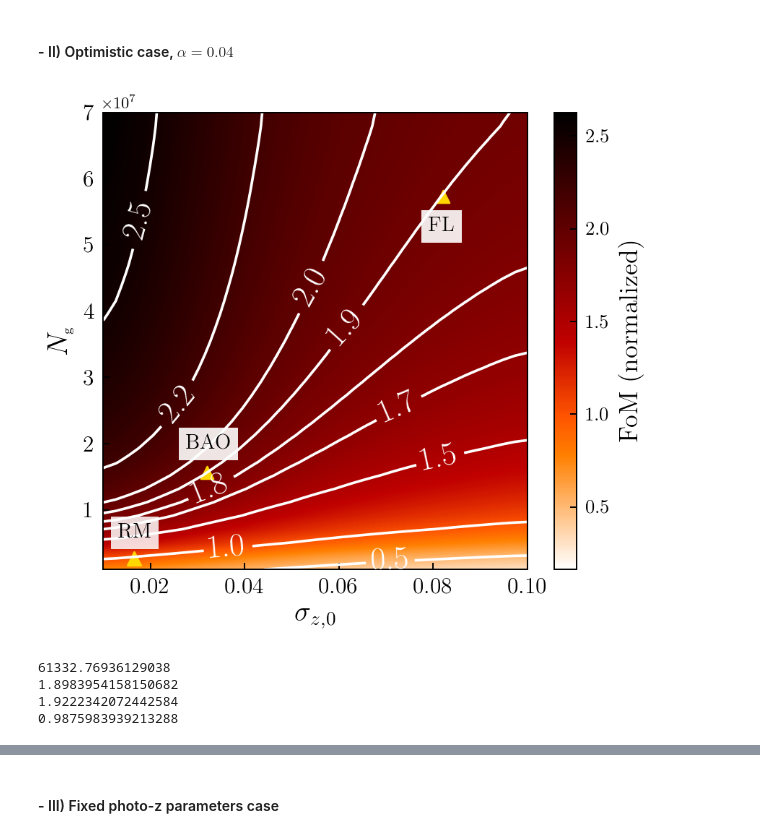
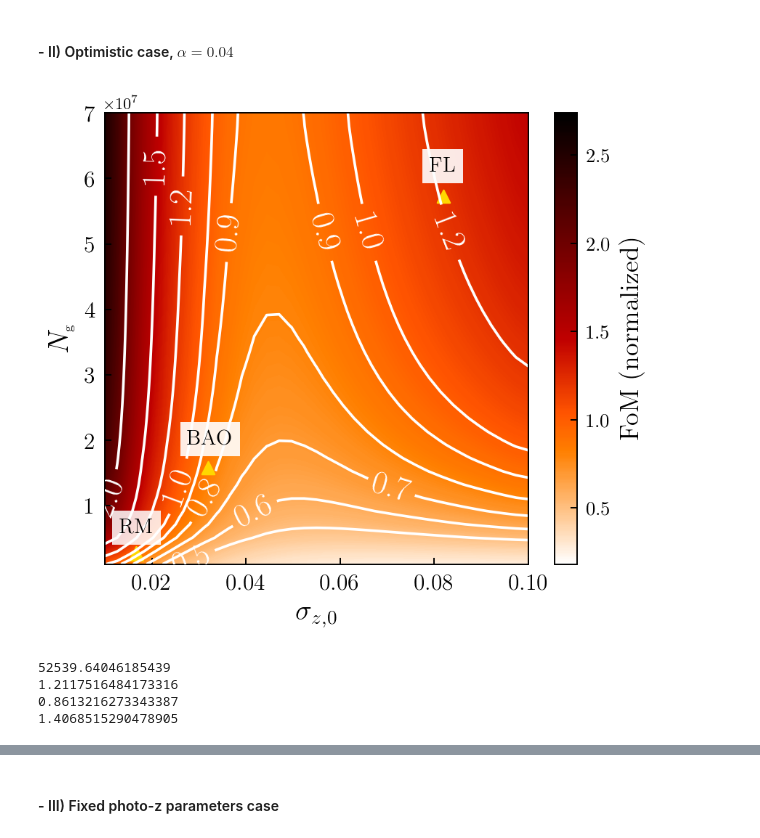
Before and after one commit to dtanoglidis/Photo_z_samples, a Jupyter notebook: Baseline_5bins.ipynb, the cells around one changed output, grey strips where cells are left out. Cells and saved outputs as stored; diff of their text form; code cells hidden in the pictures.

```diff
--- a/Baseline_5bins.ipynb
+++ b/Baseline_5bins.ipynb
@@ -351,8 +351,8 @@ FoM_pr_opt = np.zeros([size,size]) # Optimistic prior case
 FoM_fixed = np.zeros([size, size])
 
 # Define the optimistic and conservative alphas - see above
-alpha_con = 0.04
-alpha_opt = 0.004
+alpha_con = 0.4
+alpha_opt = 0.04
 # Define also an alpha that will actually result in fixed photo-z errors
 # In other words, knowledge of the photo-zs with infinite accuracy
 alpha_fix = 1.0e-10
@@ -367,9 +367,9 @@ for i in range(size):
 
         # Add the priors now
         # ------------------------------------------------------------
-        Fish_pr_con = priors_2(Fish_mat, alpha_con, sig_z) #conservative prior
-        Fish_pr_opt = priors_2(Fish_mat, alpha_opt, sig_z) #optimistic prior
-        Fish_fix = priors_2(Fish_mat, alpha_fix, sig_z) # Fixed photo-z parameters
+        Fish_pr_con = priors_2(Fish_mat, N_bins, alpha_con, sig_z) #conservative prior
+        Fish_pr_opt = priors_2(Fish_mat,N_bins, alpha_opt, sig_z) #optimistic prior
+        Fish_fix = priors_2(Fish_mat, N_bins, alpha_fix, sig_z) # Fixed photo-z parameters
 
         #Calculate the Figure of Merit
         FoM_pr_con[i][j] = FoM_return(Fish_pr_con)
@@ -463,15 +463,15 @@ print(FoM_rm_con/FoM_rm_free)
 # optimistic priors case
 
 # redMaGiC sample
-Fish_rm_opt = priors_2(Fish_mat_rm_free, alpha_opt, sig_rm)
+Fish_rm_opt = priors_2(Fish_mat_rm_free, N_bins, alpha_opt, sig_rm)
 FoM_rm_opt = FoM_return(Fish_rm_opt)
 
 # BAO sample
-Fish_BAO_opt = priors_2(Fish_mat_BAO_free, alpha_opt, sig_BAO)
+Fish_BAO_opt = priors_2(Fish_mat_BAO_free, N_bins, alpha_opt, sig_BAO)
 FoM_BAO_opt = FoM_return(Fish_BAO_opt)
 
 # Flux- limited sample
-Fish_fl_opt = priors_2(Fish_mat_fl_free, alpha_opt, sig_fl)
+Fish_fl_opt = priors_2(Fish_mat_fl_free, N_bins, alpha_opt, sig_fl)
 FoM_fl_opt = FoM_return(Fish_fl_opt)
 # %%
 # Normalize the matrix now
@@ -493,46 +493,46 @@ FoM_pr_opt = scipy.ndimage.gaussian_filter(FoM_pr_opt, 1)
 levels = np.linspace(np.min(FoM_pr_opt_norm),np.max(FoM_pr_opt_norm),300)
 image = plt.contourf(a_1, a_2, FoM_pr_opt , levels=levels, cmap=plt.cm.gist_heat_r)
 #===============================================================================
 #===============================================================================
 
-C = plt.contour(a_1,a_2, FoM_pr_opt, [0.5,1.0,1.5,1.7,1.8,1.9,2.0,2.2,2.5] , colors=('w','w', 'w', 'w', 'w','w', 'w', 'w', 'w','w','w','w','w','w'),linestyle ='--',  linewidth=2.4)
+C = plt.contour(a_1,a_2, FoM_pr_opt, [0.5,0.6,0.7,0.8,0.9,1.0,1.2,1.5,2.0] , colors=('w','w', 'w', 'w', 'w','w', 'w', 'w', 'w','w','w','w','w','w'),linestyle ='--',  linewidth=2.4)
 plt.clabel(C, inline=1, fontsize=19, fmt='%1.1f', fontweight='heavy')
 
 #plt.yscale('log')
 
 
 plt.scatter(0.082,5.73e7, color='gold', s=50.0, marker='^')
-plt.text(0.079, 5.20e7,'FL', color='black', fontsize=12,bbox=dict(facecolor='white', edgecolor='none', alpha=0.9))
+plt.text(0.079, 6.10e7,'FL', color='black', fontsize=12,bbox=dict(facecolor='white', edgecolor='none', alpha=0.9))
 plt.scatter(0.032,1.57e7, color='gold', s=50.0, marker='^')
 plt.text(0.0275, 1.92e7,'BAO', color='black', fontsize=12,bbox=dict(facecolor='white', edgecolor='none', alpha=0.9))
 plt.scatter(0.0166,2.67e6, color='gold', s=60.0, marker='^')
 plt.text(0.0131, 5.7e6,'RM', color='black', fontsize=12, bbox=dict(facecolor='white', edgecolor='none', alpha=0.85))
 plt.tick_params(axis='both', labelsize=13)
 
 plt.xlabel("$\sigma_{z,0}$", fontsize=16);plt.ylabel("$N_{\mbox{\scriptsize{g}}}$", fontsize=16)
 
 
 plt.xlim(0.01,0.1);plt.ylim(1.0e6, 7.0e7)
 
 cbar = plt.colorbar(image, orientation='vertical', ticks=[0.5,1.0,1.5,2.0,2.5,3.0,3.5])
 cbar.set_label('FoM (normalized)', fontsize=15)
 cbar.ax.set_yticklabels([0.5,1.0,1.5,2.0,2.5,3.0,3.5], fontsize=11)
 
 plt.tight_layout()
 plt.savefig('optim_priors.pdf')
 plt.show()
 # %% [output]
-[figure, old version]
+[figure, new version]
 # %%
 print(FoM_rm_opt)
 print(FoM_fl_opt/FoM_rm_opt)
 print(FoM_BAO_opt/FoM_rm_opt)
 print(FoM_fl_opt/FoM_BAO_opt)
 # %% [output]
-61332.76936129038
-1.8983954158150682
-1.9222342072442584
-0.9875983939213288
+52539.64046185439
+1.2117516484173316
+0.8613216273343387
+1.4068515290478905
 # %%
 print(FoM_rm_opt/FoM_rm_con)
 # %% [output]
```
Also changed, not shown: parts of 15 cells of this notebook.
